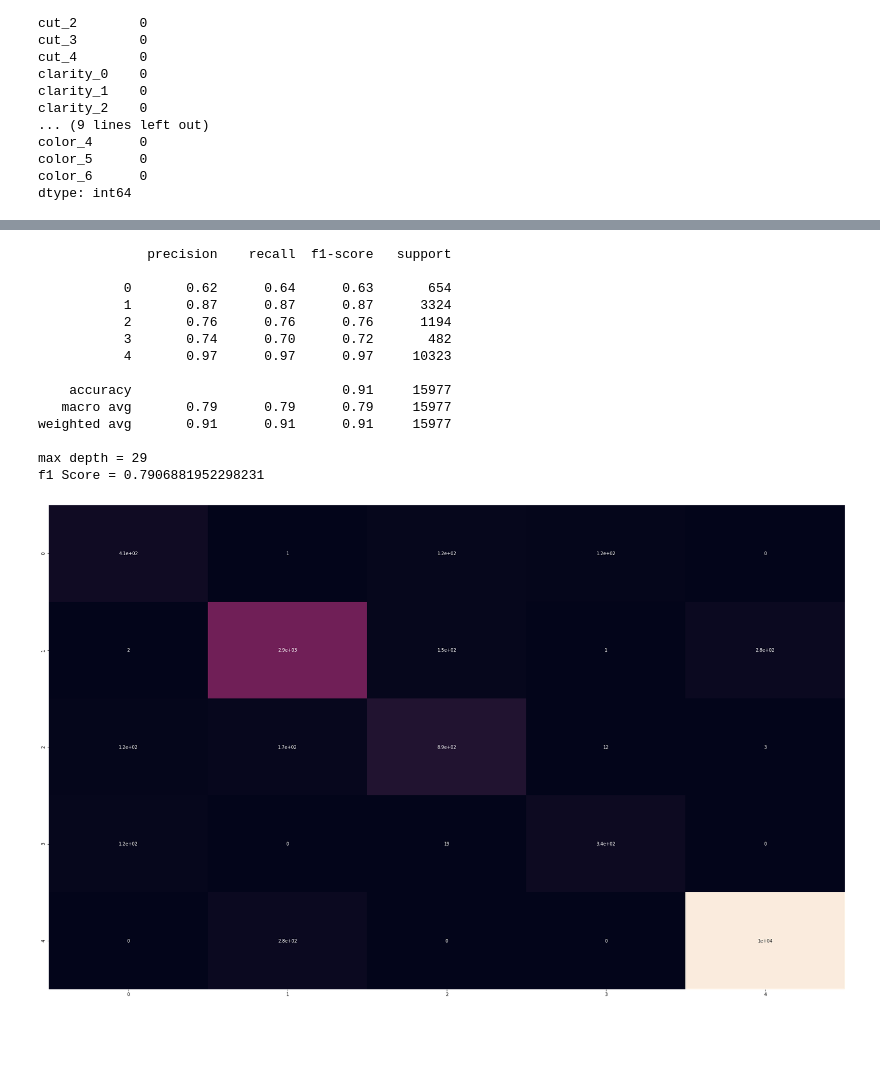
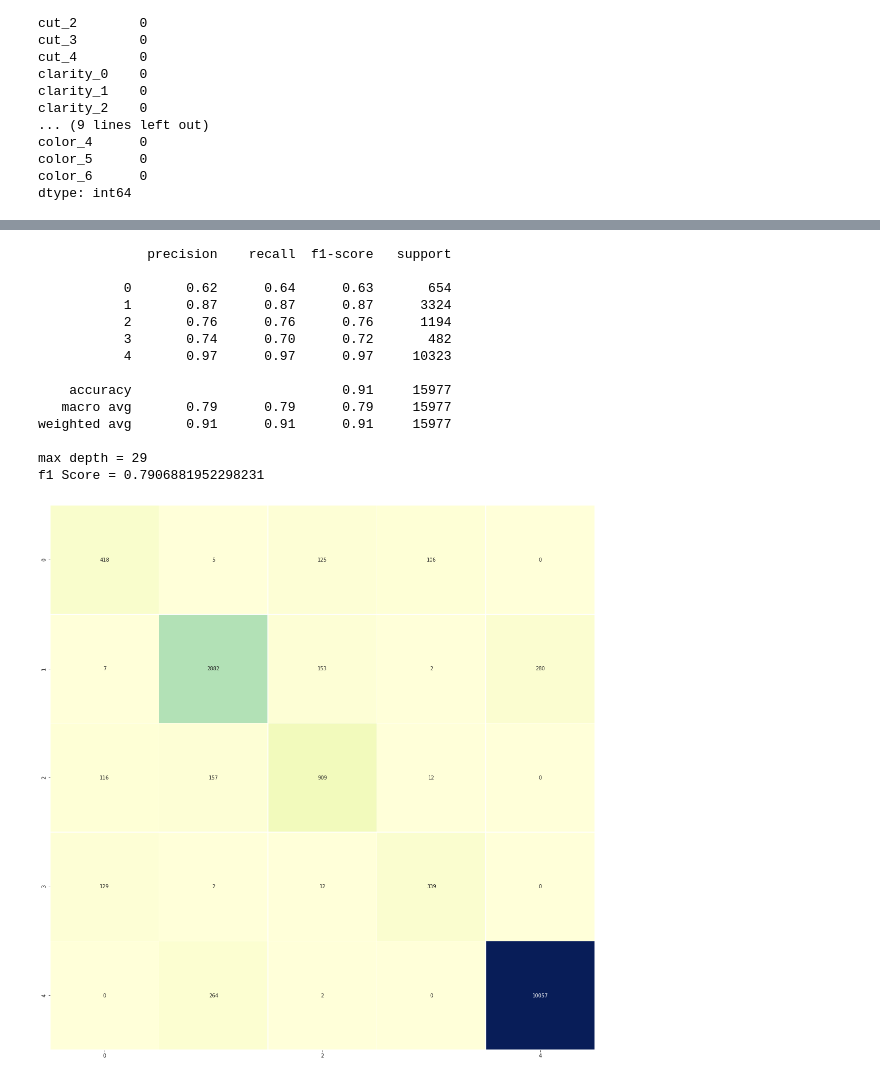
Before and after one commit to batikanor/GlobalAIHubMachineLearningCourse, a Jupyter notebook: Final Project/Final Project.ipynb, the cells around one changed output, grey strips where cells are left out. Drawn from its saved outputs; the diff is of its cells as text; code cells hidden in the pictures; blank space fills up the shorter version.

```diff
--- a/Final Project/Final Project.ipynb
+++ b/Final Project/Final Project.ipynb
@@ -477,34 +477,33 @@ f1 Score = 0.7878090422175321
 # %%
 MOD3 = DecisionTreeClassifier(max_depth=None, criterion='entropy', class_weight='balanced', random_state=42)
 
 
 MOD3.fit(X_train,y_train)
 
 PRED3 = MOD3.predict(X_test)
 print(classification_report(y_test,PRED3))
 
 CONF_MAT3 = confusion_matrix(y_test, PRED3)
 plt.figure(figsize=(32, 20))
-ax = sns.heatmap(CONF_MAT2, annot=True, cbar=False)
-
+ax = sns.heatmap(CONF_MAT3, annot=True, cbar=False, fmt="d", linewidths=.5, cmap="YlGnBu", xticklabels=2, square=True)
 print("max depth = {}".format(MOD3.tree_.max_depth))
 print("f1 Score = {}".format(f1_score(y_test, PRED3,average='macro')))
 # %% [output]
               precision    recall  f1-score   support
 
            0       0.62      0.64      0.63       654
            1       0.87      0.87      0.87      3324
            2       0.76      0.76      0.76      1194
            3       0.74      0.70      0.72       482
            4       0.97      0.97      0.97     10323
 
     accuracy                           0.91     15977
    macro avg       0.79      0.79      0.79     15977
 weighted avg       0.91      0.91      0.91     15977
 
 max depth = 29
 f1 Score = 0.7906881952298231
-[figure, old version]
+[figure, new version]
 # %%
 MOD4 = DecisionTreeClassifier(max_depth=None, class_weight='balanced', random_state=42, min_samples_split=3)
 
```
Also changed, not shown: parts of 7 cells of this notebook.
